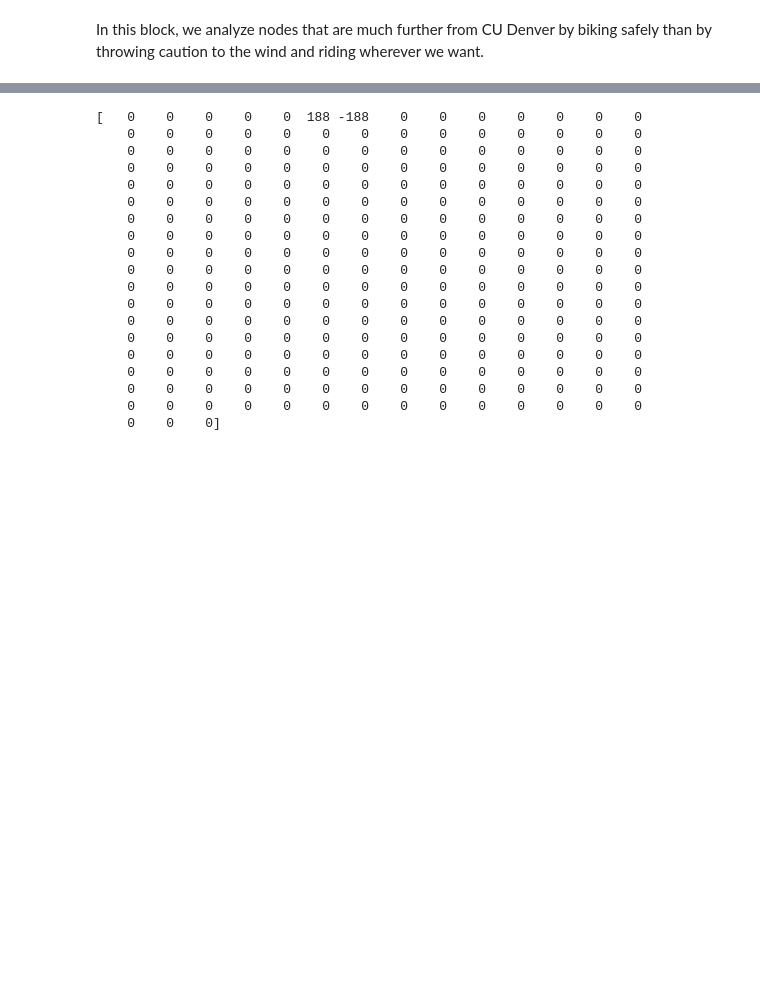
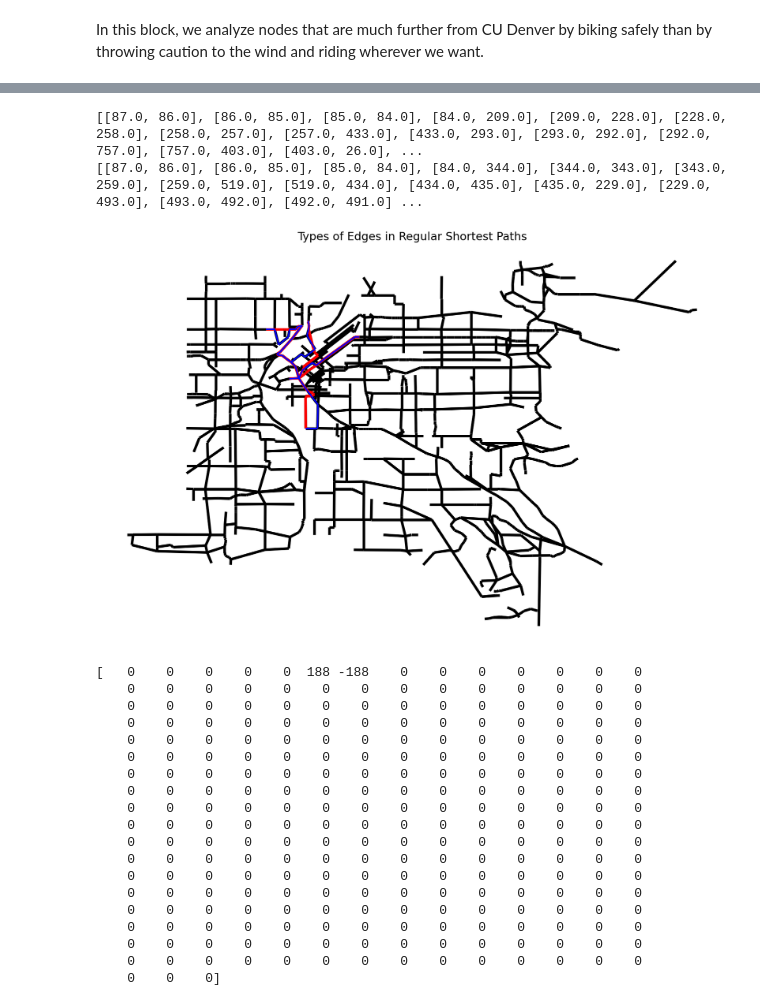
Before and after one commit to DillWithIt77/D2P_Spring_2022, a Jupyter notebook: Bike Lane Analysis.ipynb, the cells around one changed output, grey strips where cells are left out. Drawn from its saved outputs; the diff is of its cells as text; code cells hidden in the pictures; blank space fills up the shorter version.

Commit message:
tau vs sp plotting

```diff
--- a/Bike Lane Analysis.ipynb
+++ b/Bike Lane Analysis.ipynb
@@ -100,0 +117,3 @@ distance_CU[998]- data_CU_shortest[998]
+# %%
+# edge_info['geometry'] = edge_info['geometry'].apply(wkt.loads)
+edge_gdf = gpd.GeoDataFrame(edge_info, geometry = edge_info['geometry'])
@@ -100,0 +160,28 @@ distance_CU[998]- data_CU_shortest[998]
+# %%
+dest = 26
+sp_top_paths = top_paths(auraria_sp,dest)
+tau_top_paths = top_paths(auraria_tau_c,dest)
+# %%
+sp_path_edges = path_edges(sp_top_paths)
+print(sp_path_edges)
+tau_path_edges = path_edges(tau_top_paths)
+print(tau_path_edges)
+values, counts = np.unique(np.array(sp_path_edges), return_counts=True, axis = 0)
+values_tau, counts_tau = np.unique(np.array(tau_path_edges), return_counts=True, axis = 0)
+# %% [output]
+[[87.0, 86.0], [86.0, 85.0], [85.0, 84.0], [84.0, 209.0], [209.0, 228.0], [228.0, 258.0], [258.0, 257.0], [257.0, 433.0], [433.0, 293.0], [293.0, 292.0], [292.0, 757.0], [757.0, 403.0], [403.0, 26.0], ...
+[[87.0, 86.0], [86.0, 85.0], [85.0, 84.0], [84.0, 344.0], [344.0, 343.0], [343.0, 259.0], [259.0, 519.0], [519.0, 434.0], [434.0, 435.0], [435.0, 229.0], [229.0, 493.0], [493.0, 492.0], [492.0, 491.0] ...
+# %%
+sp_edges_geo_df = path_plot(edge_gdf, values, counts)
+tau_edges_geo_df = path_plot(edge_gdf, values_tau, counts_tau)
+# %%
+f, ax = plt.subplots(1, 1, figsize=(30, 30), sharex=True, sharey=True)
+all_edges = edge_gdf.plot(linewidth = 7,color='black', ax=ax, zorder=-1)
+sp_edges_geo_df.plot(color = 'red', ax = ax, linewidth = 7, zorder = 1,legend = True)
+tau_edges_geo_df.plot(color = 'blue', ax = ax, linewidth = 4, zorder = 2,legend = True)
+ax.axis("off")
+plt.title('Types of Edges in Regular Shortest Paths', fontsize = 30)
+# plt.savefig('sp_path_types.png')
+plt.show()
+# %% [output]
+[figure, added]
```
Also changed, not shown: parts of 13 cells of this notebook, 11 other files.
